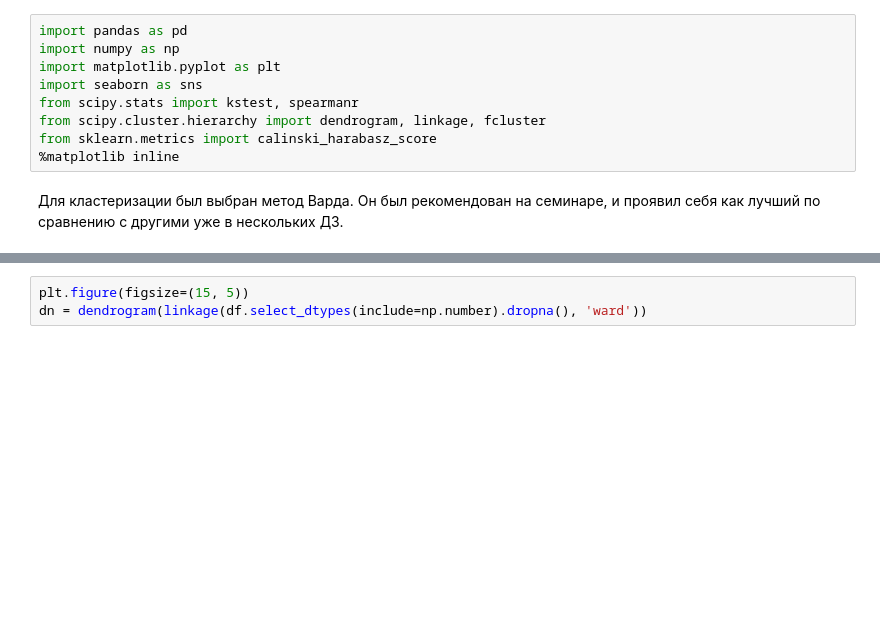
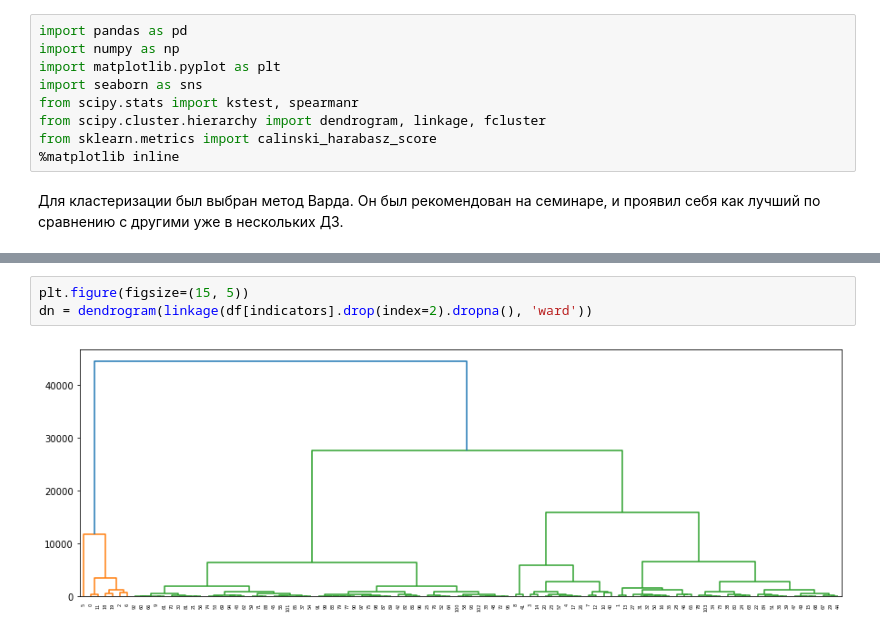
Before and after one commit to seny03/countries-happiness-analysis, a Jupyter notebook: src/analysis.ipynb, the cells around one changed output, grey strips where cells are left out. Cells and saved outputs as stored; diff of their text form; blank space fills up the shorter version.

```diff
--- a/src/analysis.ipynb
+++ b/src/analysis.ipynb
@@ -1357,3 +1416,5 @@ from sklearn.metrics import calinski_harabasz_score
 # %%
 plt.figure(figsize=(15, 5))
-dn = dendrogram(linkage(df.select_dtypes(include=np.number).dropna(), 'ward'))
+dn = dendrogram(linkage(df[indicators].drop(index=2).dropna(), 'ward'))
+# %% [output]
+[figure, added]
```
Also changed, not shown: parts of 19 cells of this notebook.
